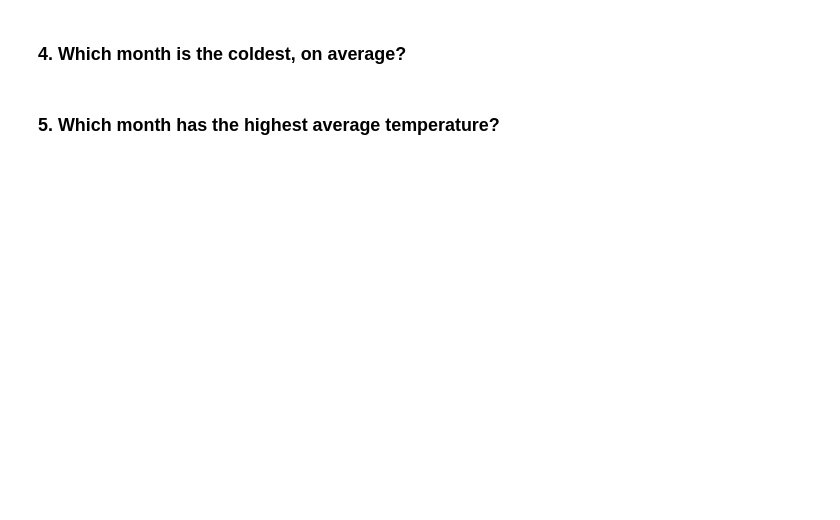
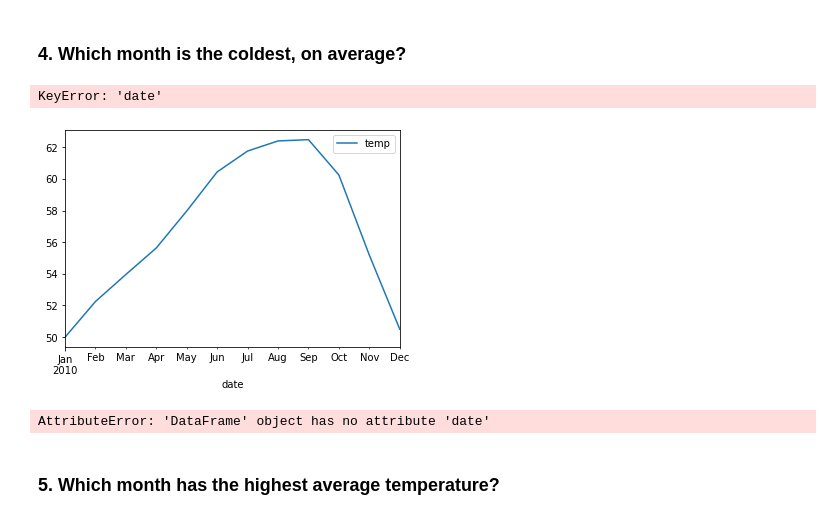
Before and after one commit to jeffakins/time_series, a Jupyter notebook: date_time_exercises.ipynb, the cells around one changed output. Drawn from its saved outputs; the diff is of its cells as text; code cells hidden in the pictures; blank space fills up the shorter version.

```diff
--- a/date_time_exercises.ipynb
+++ b/date_time_exercises.ipynb
@@ -112,4 +113,15 @@ sf_temps.resample('D').max().plot(c='red')
 # %% [markdown]
 ### 4. Which month is the coldest, on average?
+# %%
+sf_temps.resample('M').mean().plot()
+min_avg = sf_temps.resample('M').mean()
+min_avg['date']
+# %% [output]
+KeyError: 'date'
+[figure, added]
+# %%
+min_avg['month'] = min_avg.date.dt.month_name()
+# %% [output]
+AttributeError: 'DataFrame' object has no attribute 'date'
 # %% [markdown]
 ### 5. Which month has the highest average temperature?
```
Also changed, not shown: parts of 4 cells of this notebook.
